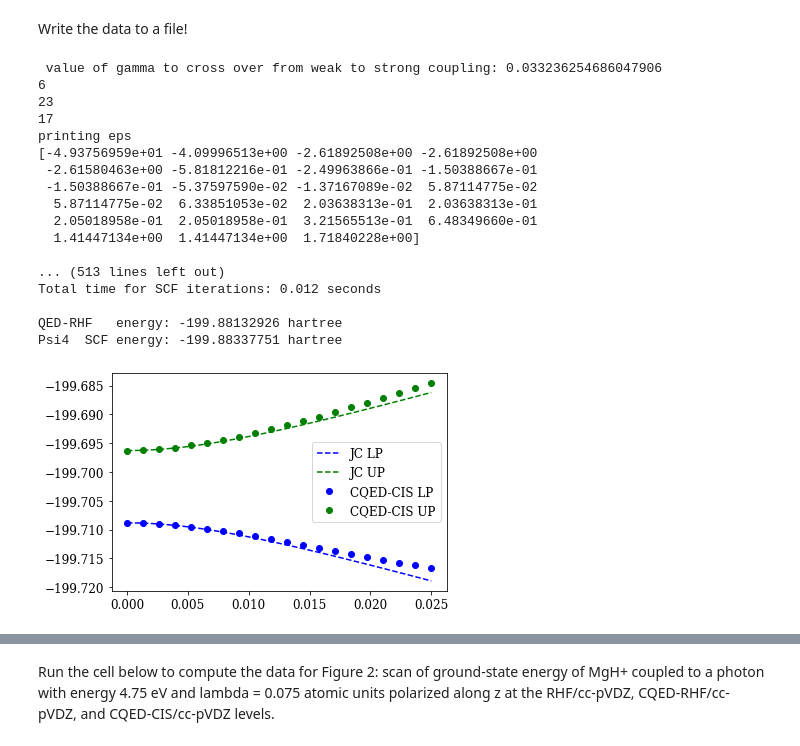
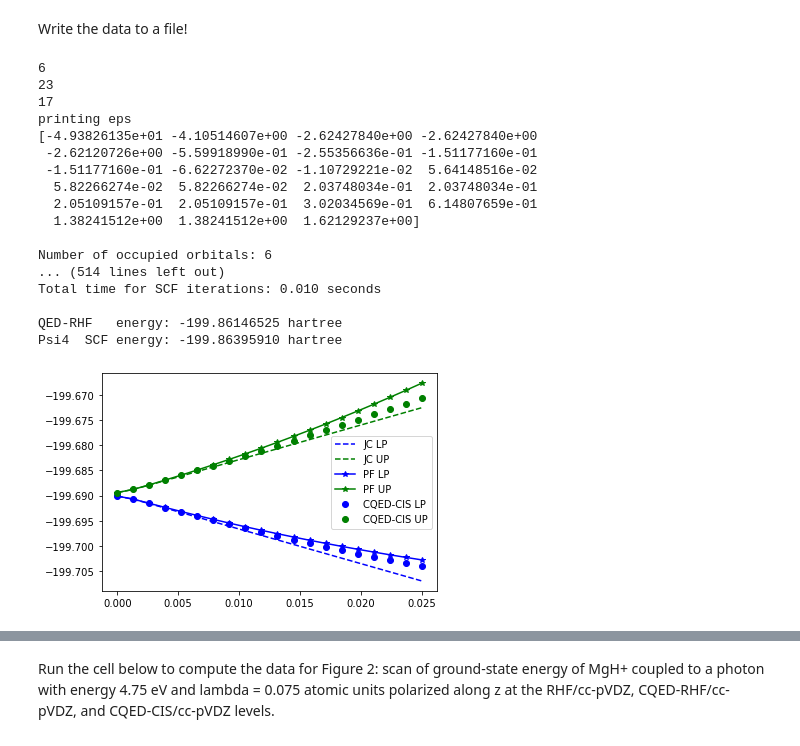
Before and after one commit to FoleyLab/psi4polaritonic, a Jupyter notebook: MgHp_Lambda_Study.ipynb, the cells around one changed output, grey strips where cells are left out. Drawn from its saved outputs; the diff is of its cells as text; code cells hidden in the pictures.

```diff
--- a/MgHp_Lambda_Study.ipynb
+++ b/MgHp_Lambda_Study.ipynb
@@ -475,7 +477,7 @@ cis 0.2262657497827012
 Write the data to a file!
 # %%
 # template for z-matrix
-mol_tmpl = """
+molstr = """
 Mg
 H 1 2.2
 symmetry c1
@@ -514,7 +516,7 @@ om_r = 4.75 / 27.211
 
 
 
-print(" value of gamma to cross over from weak to strong coupling:", 4 * g_max)
+#print(" value of gamma to cross over from weak to strong coupling:", 4 * g_max)
 om = om_r
 
 # lambda vector
@@ -555,35 +557,35 @@ for l in lam_z:
     cqed_cis_energy_array[0:5,ctr] = cqed_scf_e+cqed_cis_e[0:5]
     ctr+=1
 # %% [output]
- value of gamma to cross over from weak to strong coupling: 0.033236254686047906
 6
 23
 17
 printing eps
-[-4.93756959e+01 -4.09996513e+00 -2.61892508e+00 -2.61892508e+00
- -2.61580463e+00 -5.81812216e-01 -2.49963866e-01 -1.50388667e-01
- -1.50388667e-01 -5.37597590e-02 -1.37167089e-02  5.87114775e-02
-  5.87114775e-02  6.33851053e-02  2.03638313e-01  2.03638313e-01
-  2.05018958e-01  2.05018958e-01  3.21565513e-01  6.48349660e-01
-  1.41447134e+00  1.41447134e+00  1.71840228e+00]
+[-4.93826135e+01 -4.10514607e+00 -2.62427840e+00 -2.62427840e+00
+ -2.62120726e+00 -5.59918990e-01 -2.55356636e-01 -1.51177160e-01
+ -1.51177160e-01 -6.62272370e-02 -1.10729221e-02  5.64148516e-02
+  5.82266274e-02  5.82266274e-02  2.03748034e-01  2.03748034e-01
+  2.05109157e-01  2.05109157e-01  3.02034569e-01  6.14807659e-01
+  1.38241512e+00  1.38241512e+00  1.62129237e+00]
 
-... (513 lines left out)
-Total time for SCF iterations: 0.012 seconds
+Number of occupied orbitals: 6
+... (514 lines left out)
+Total time for SCF iterations: 0.010 seconds
 
-QED-RHF   energy: -199.88132926 hartree
-Psi4  SCF energy: -199.88337751 hartree
+QED-RHF   energy: -199.86146525 hartree
+Psi4  SCF energy: -199.86395910 hartree
 # %%
 
 
 #plt.plot(lam_z, cis_energy_array[0,:]+om, 'red', label='X,1')
 #plt.plot(lam_z, cis_energy_array[1,:], 'blue', label='A,0')
 plt.plot(lam_z, np.real(jc[0,:]), 'b--', label="JC LP")
 plt.plot(lam_z, np.real(jc[1,:]), 'g--', label="JC UP")
-#plt.plot(lam_z, np.real(pf[1,:]), 'b-*', label="PF LP")
-#plt.plot(lam_z, np.real(pf[2,:]), 'g-*', label="PF UP")
+plt.plot(lam_z, np.real(pf[1,:]), 'b-*', label="PF LP")
+plt.plot(lam_z, np.real(pf[2,:]), 'g-*', label="PF UP")
 plt.plot(lam_z, np.real(cqed_cis_energy_array[1,:]), 'bo', label="CQED-CIS LP")
 plt.plot(lam_z, np.real(cqed_cis_energy_array[2,:]), 'go', label="CQED-CIS UP")
 plt.legend()
 plt.show()
 # %% [output]
-[figure, old version]
+[figure, new version]
```
Also changed, not shown: parts of 3 cells of this notebook, 2 other files.
